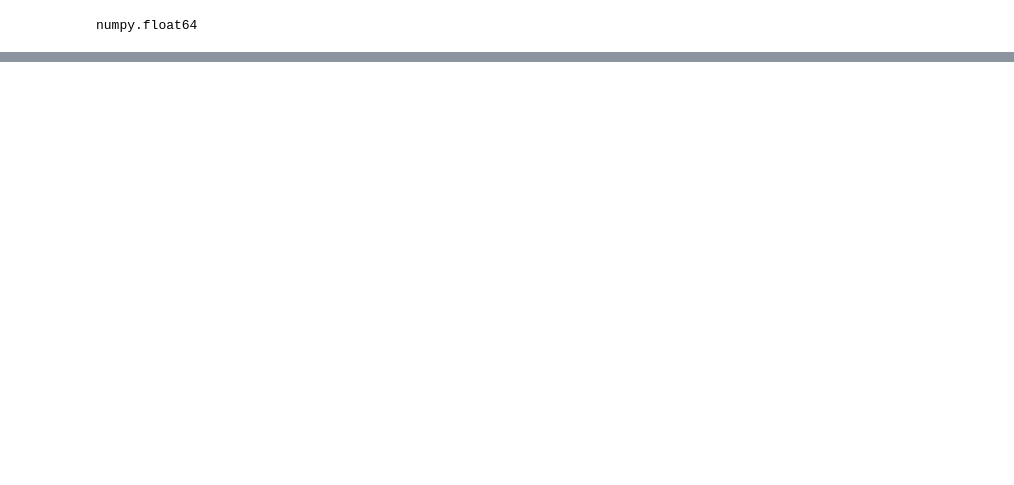
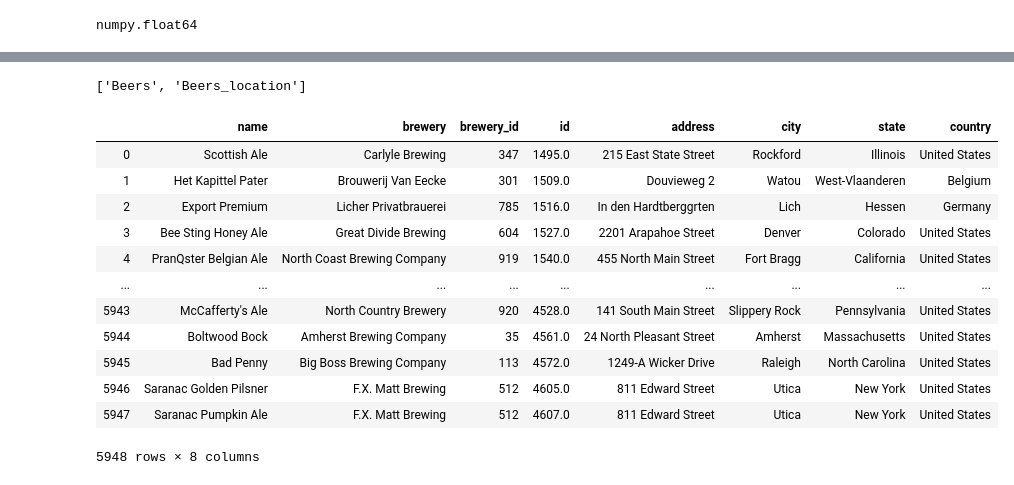
Before and after one commit to kerbob01/ETL_group-project, a Jupyter notebook: BBB-clean.ipynb, the cells around one changed output, grey strips where cells are left out. Drawn from its saved outputs; the diff is of its cells as text; code cells hidden in the pictures; blank space fills up the shorter version.

```diff
--- a/BBB-clean.ipynb
+++ b/BBB-clean.ipynb
@@ -101,0 +117,8 @@ Beers_location_df
+# %%
+engine_beer=create_engine(f'postgresql://postgres:postgres@localhost:5432/craft_beers')
+# Base.metadata.create(engine_beer)
+Base.metadata.create_all(engine_beer)
+# %%
+engine_beer.table_names()
+# %% [output]
+['Beers', 'Beers_location']
@@ -101,0 +127,16 @@ Beers_location_df
+# %%
+pd.read_sql_query('select * from "Beers_location"', con=engine_beer)
+# %% [output]
+|  | name | brewery | brewery_id | id | address | city | state | country |
+| 0 | Scottish Ale | Carlyle Brewing | 347 | 1495.0 | 215 East State Street | Rockford | Illinois | United States |
+| 1 | Het Kapittel Pater | Brouwerij Van Eecke | 301 | 1509.0 | Douvieweg 2 | Watou | West-Vlaanderen | Belgium |
+| 2 | Export Premium | Licher Privatbrauerei | 785 | 1516.0 | In den Hardtberggrten | Lich | Hessen | Germany |
+| 3 | Bee Sting Honey Ale | Great Divide Brewing | 604 | 1527.0 | 2201 Arapahoe Street | Denver | Colorado | United States |
+| 4 | PranQster Belgian Ale | North Coast Brewing Company | 919 | 1540.0 | 455 North Main Street | Fort Bragg | California | United States |
+| ... | ... | ... | ... | ... | ... | ... | ... | ... |
+| 5943 | McCafferty's Ale | North Country Brewery | 920 | 4528.0 | 141 South Main Street | Slippery Rock | Pennsylvania | United States |
+| 5944 | Boltwood Bock | Amherst Brewing Company | 35 | 4561.0 | 24 North Pleasant Street | Amherst | Massachusetts | United States |
+| 5945 | Bad Penny | Big Boss Brewing Company | 113 | 4572.0 | 1249-A Wicker Drive | Raleigh | North Carolina | United States |
+| 5946 | Saranac Golden Pilsner | F.X. Matt Brewing | 512 | 4605.0 | 811 Edward Street | Utica | New York | United States |
+| 5947 | Saranac Pumpkin Ale | F.X. Matt Brewing | 512 | 4607.0 | 811 Edward Street | Utica | New York | United States |
+5948 rows × 8 columns
```
Also changed, not shown: parts of 8 cells of this notebook, 4 other files.
